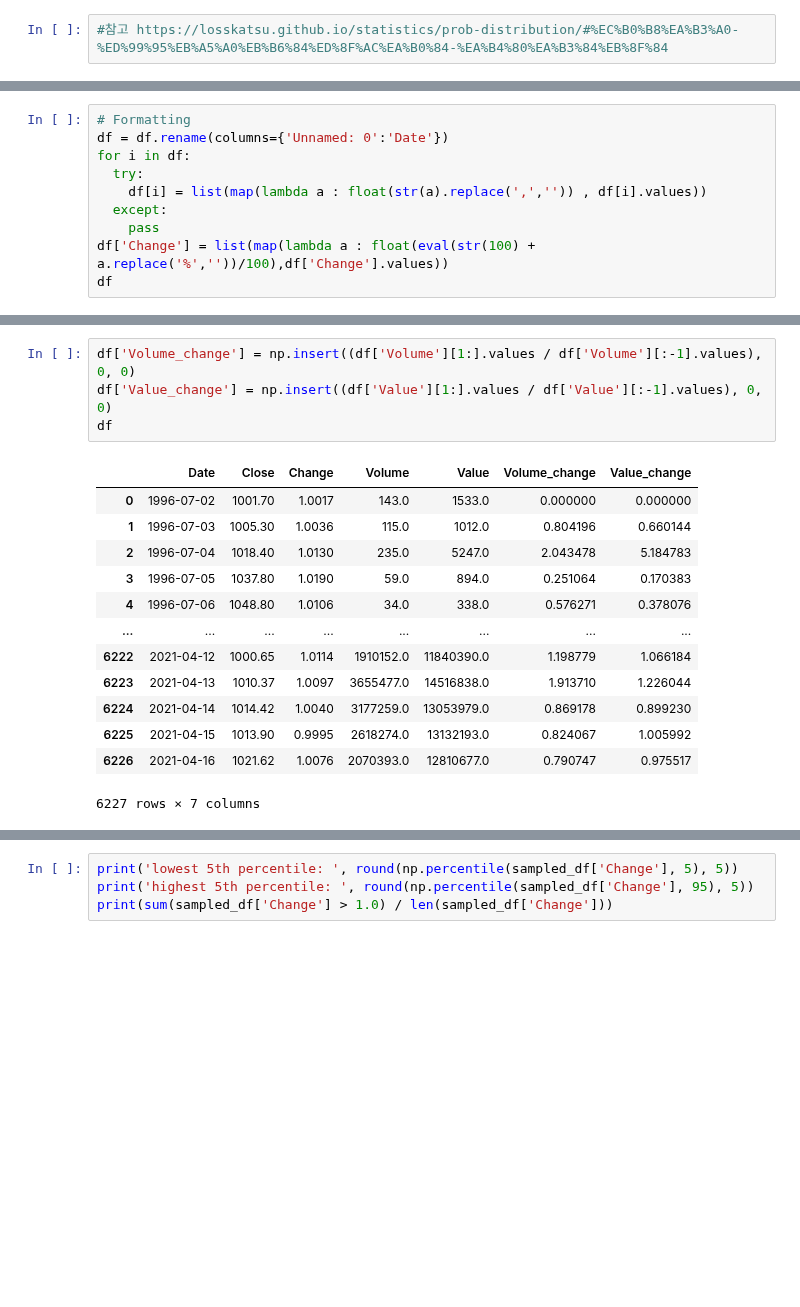
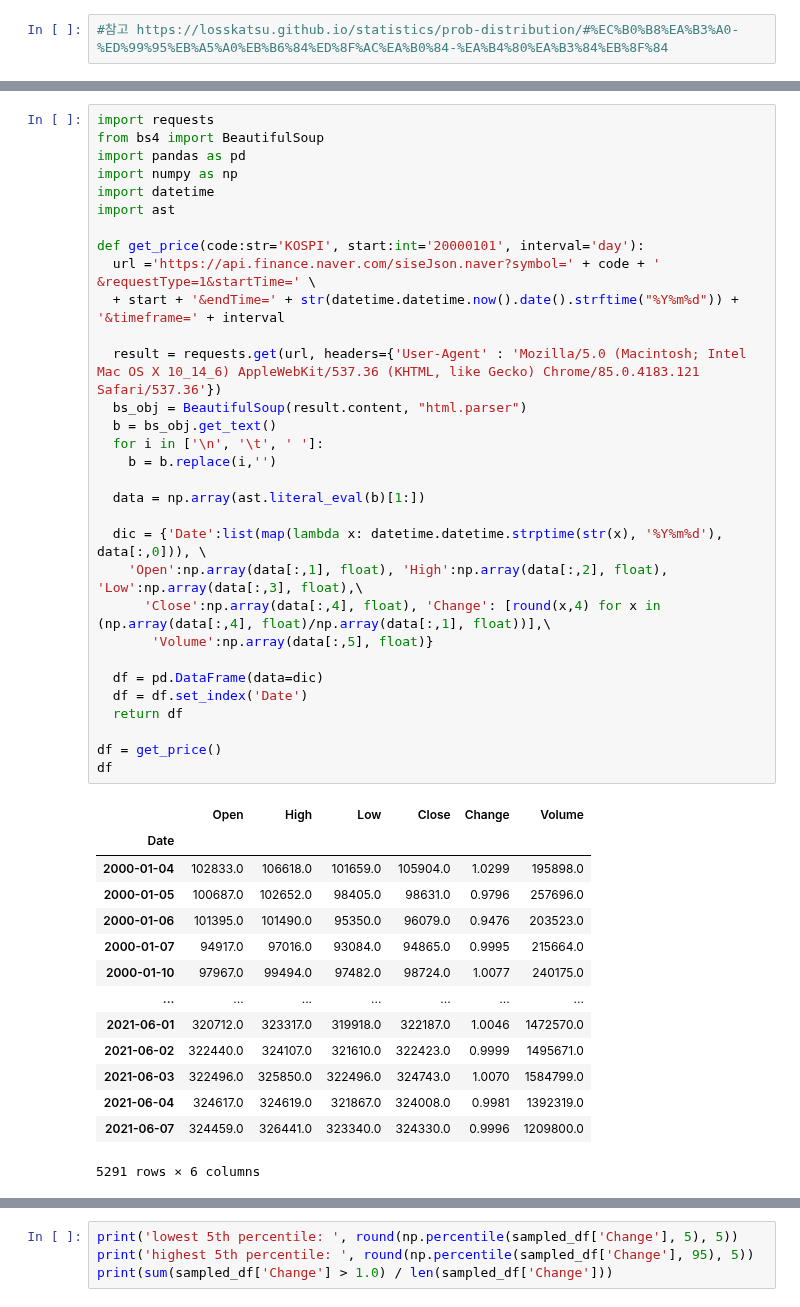
Before and after one commit to yeonghun00/stock-notes, a Jupyter notebook: optimized_position_analysis.ipynb, the cells around one changed output, grey strips where cells are left out. Saved outputs shown, nothing was run; the diff lists cells and outputs as text; blank space fills up the shorter version.

```diff
--- a/optimized_position_analysis.ipynb
+++ b/optimized_position_analysis.ipynb
@@ -36,10 +4,0 @@ df
-# %%
-# Formatting
-df = df.rename(columns={'Unnamed: 0':'Date'})
-for i in df:
-  try:
-    df[i] = list(map(lambda a : float(str(a).replace(',','')) , df[i].values))
-  except:
-    pass
-df['Change'] = list(map(lambda a : float(eval(str(100) + a.replace('%',''))/100),df['Change'].values))
-df
@@ -60,18 +5,46 @@ df
-# %%
-df['Volume_change'] = np.insert((df['Volume'][1:].values / df['Volume'][:-1].values), 0, 0)
-df['Value_change'] = np.insert((df['Value'][1:].values / df['Value'][:-1].values), 0, 0)
-df
-# %% [output]
-|  | Date | Close | Change | Volume | Value | Volume_change | Value_change |
-| 0 | 1996-07-02 | 1001.70 | 1.0017 | 143.0 | 1533.0 | 0.000000 | 0.000000 |
-| 1 | 1996-07-03 | 1005.30 | 1.0036 | 115.0 | 1012.0 | 0.804196 | 0.660144 |
-| 2 | 1996-07-04 | 1018.40 | 1.0130 | 235.0 | 5247.0 | 2.043478 | 5.184783 |
-| 3 | 1996-07-05 | 1037.80 | 1.0190 | 59.0 | 894.0 | 0.251064 | 0.170383 |
-| 4 | 1996-07-06 | 1048.80 | 1.0106 | 34.0 | 338.0 | 0.576271 | 0.378076 |
-| ... | ... | ... | ... | ... | ... | ... | ... |
-| 6222 | 2021-04-12 | 1000.65 | 1.0114 | 1910152.0 | 11840390.0 | 1.198779 | 1.066184 |
-| 6223 | 2021-04-13 | 1010.37 | 1.0097 | 3655477.0 | 14516838.0 | 1.913710 | 1.226044 |
-| 6224 | 2021-04-14 | 1014.42 | 1.0040 | 3177259.0 | 13053979.0 | 0.869178 | 0.899230 |
-| 6225 | 2021-04-15 | 1013.90 | 0.9995 | 2618274.0 | 13132193.0 | 0.824067 | 1.005992 |
-| 6226 | 2021-04-16 | 1021.62 | 1.0076 | 2070393.0 | 12810677.0 | 0.790747 | 0.975517 |
-6227 rows × 7 columns
+# %%
+import requests
+from bs4 import BeautifulSoup
+import pandas as pd
+import numpy as np
+import datetime
+import ast
+
+def get_price(code:str='KOSPI', start:int='20000101', interval='day'):
+  url ='https://api.finance.naver.com/siseJson.naver?symbol=' + code + ' &requestType=1&startTime=' \
+  + start + '&endTime=' + str(datetime.datetime.now().date().strftime("%Y%m%d")) +  '&timeframe=' + interval
+
+  result = requests.get(url, headers={'User-Agent' : 'Mozilla/5.0 (Macintosh; Intel Mac OS X 10_14_6) AppleWebKit/537.36 (KHTML, like Gecko) Chrome/85.0.4183.121 Safari/537.36'})
+  bs_obj = BeautifulSoup(result.content, "html.parser")
+  b = bs_obj.get_text()
+  for i in ['\n', '\t', ' ']:
+    b = b.replace(i,'')
+
+  data = np.array(ast.literal_eval(b)[1:])
+
+  dic = {'Date':list(map(lambda x: datetime.datetime.strptime(str(x), '%Y%m%d'), data[:,0])), \
+    'Open':np.array(data[:,1], float), 'High':np.array(data[:,2], float), 'Low':np.array(data[:,3], float),\
+      'Close':np.array(data[:,4], float), 'Change': [round(x,4) for x in (np.array(data[:,4], float)/np.array(data[:,1], float))],\
+       'Volume':np.array(data[:,5], float)}
+
+  df = pd.DataFrame(data=dic)
+  df = df.set_index('Date')
+  return df
+
+df = get_price()
+df
+# %% [output]
+|  | Open | High | Low | Close | Change | Volume |
+| Date |  |  |  |  |  |  |
+| 2000-01-04 | 102833.0 | 106618.0 | 101659.0 | 105904.0 | 1.0299 | 195898.0 |
+| 2000-01-05 | 100687.0 | 102652.0 | 98405.0 | 98631.0 | 0.9796 | 257696.0 |
+| 2000-01-06 | 101395.0 | 101490.0 | 95350.0 | 96079.0 | 0.9476 | 203523.0 |
+| 2000-01-07 | 94917.0 | 97016.0 | 93084.0 | 94865.0 | 0.9995 | 215664.0 |
+| 2000-01-10 | 97967.0 | 99494.0 | 97482.0 | 98724.0 | 1.0077 | 240175.0 |
+| ... | ... | ... | ... | ... | ... | ... |
+| 2021-06-01 | 320712.0 | 323317.0 | 319918.0 | 322187.0 | 1.0046 | 1472570.0 |
+| 2021-06-02 | 322440.0 | 324107.0 | 321610.0 | 322423.0 | 0.9999 | 1495671.0 |
+| 2021-06-03 | 322496.0 | 325850.0 | 322496.0 | 324743.0 | 1.0070 | 1584799.0 |
+| 2021-06-04 | 324617.0 | 324619.0 | 321867.0 | 324008.0 | 0.9981 | 1392319.0 |
+| 2021-06-07 | 324459.0 | 326441.0 | 323340.0 | 324330.0 | 0.9996 | 1209800.0 |
+5291 rows × 6 columns
```
Also changed, not shown: parts of 7 cells of this notebook.
